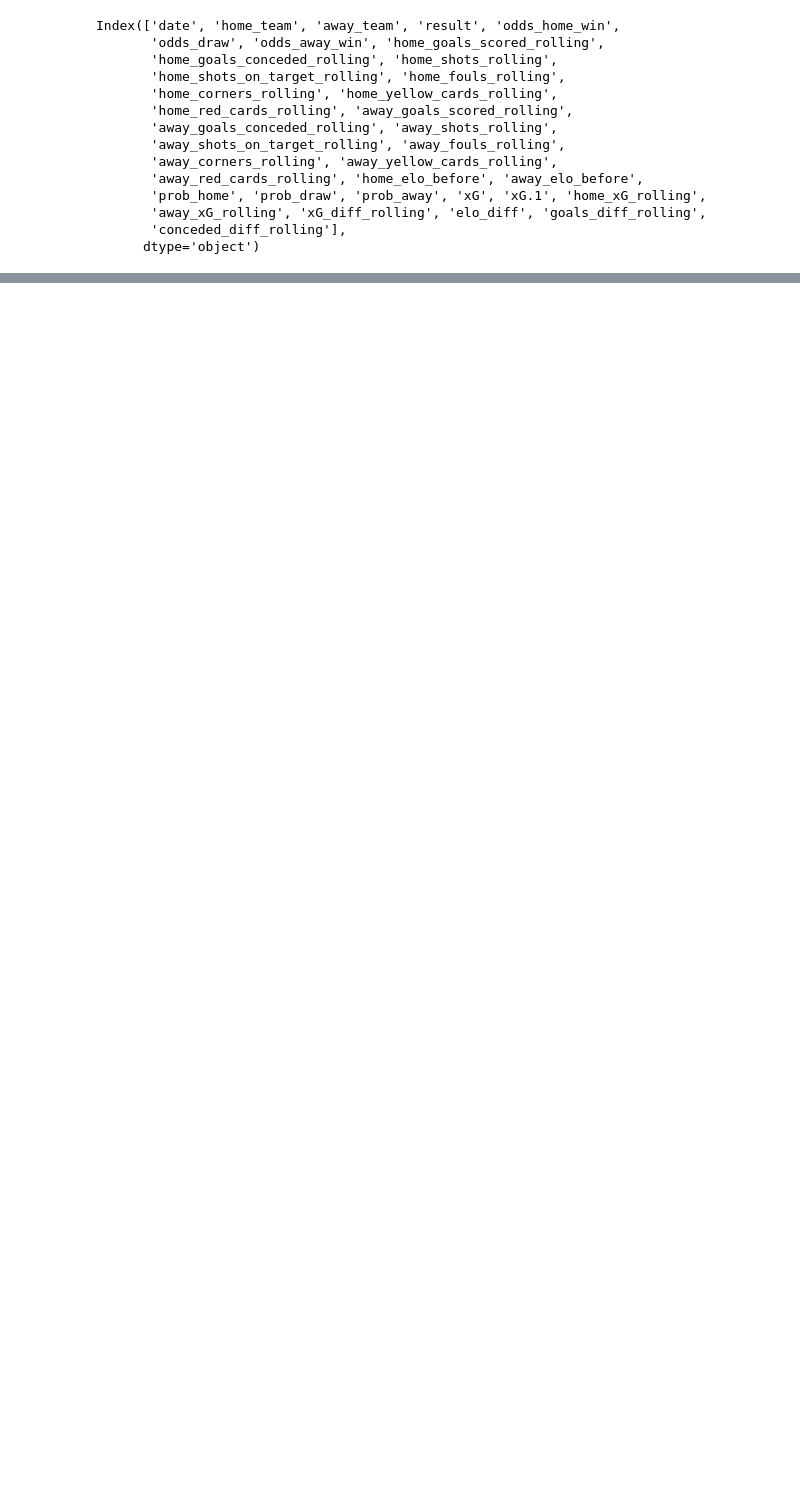
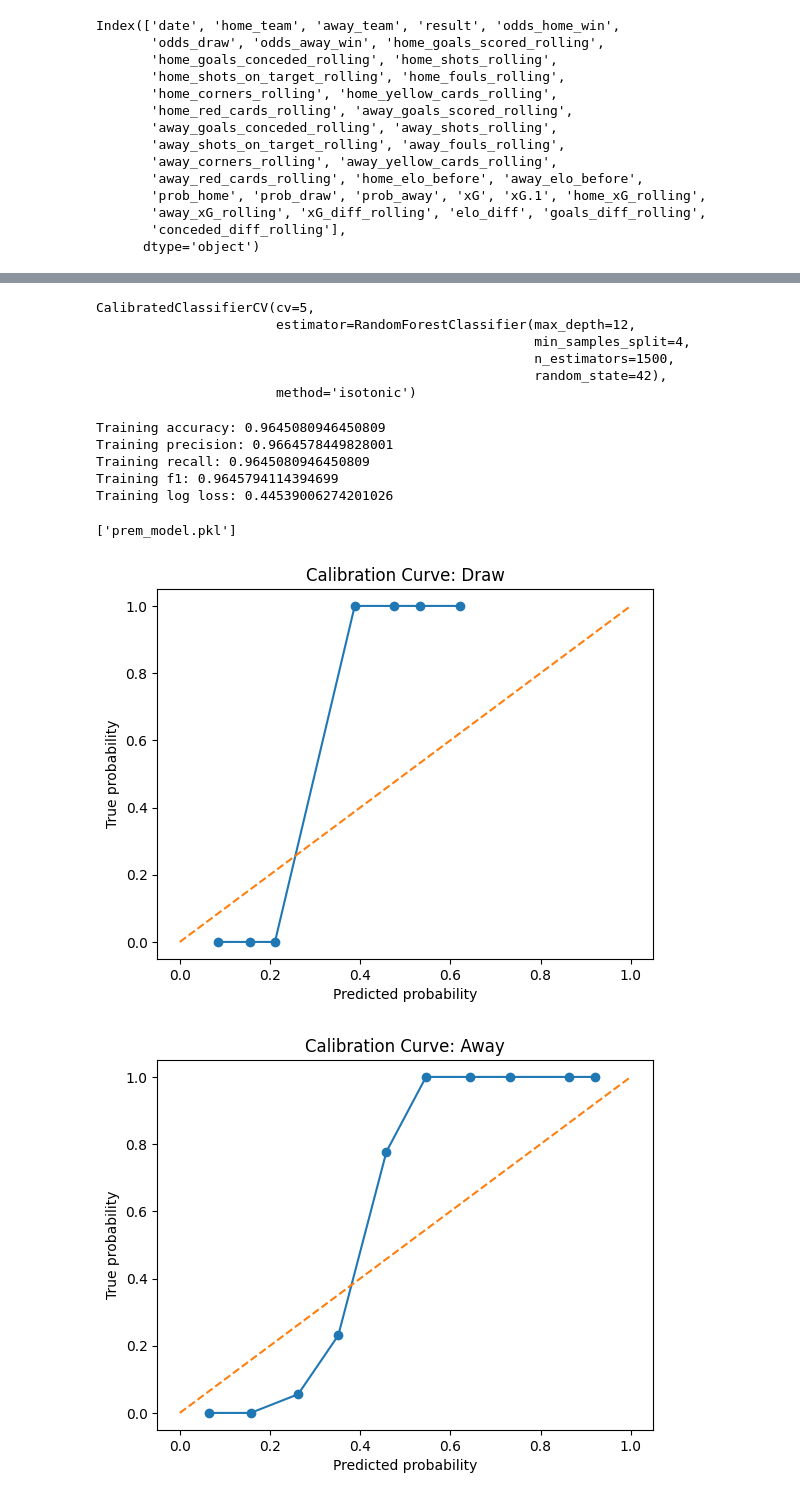
Before and after one commit to ejcalvillo/ai_sports_analytics, a Jupyter notebook: Notebooks/Advanced/classification.ipynb, the cells around one changed output, grey strips where cells are left out. Drawn from its saved outputs; the diff is of its cells as text; code cells hidden in the pictures; blank space fills up the shorter version.

```diff
--- a/Notebooks/Advanced/classification.ipynb
+++ b/Notebooks/Advanced/classification.ipynb
@@ -280,0 +376,37 @@ Baseline (Most Frequent Class = 2): 0.47
+# %%
+from sklearn.calibration import CalibratedClassifierCV
+
+final_rf = CalibratedClassifierCV(rf, method='isotonic', cv=5)
+final_rf.fit(X, y)
+# %% [output]
+CalibratedClassifierCV(cv=5,
+                       estimator=RandomForestClassifier(max_depth=12,
+                                                        min_samples_split=4,
+                                                        n_estimators=1500,
+                                                        random_state=42),
+                       method='isotonic')
+# %%
+# Predictions on training set
+train_preds = final_rf.predict(X)
+
+# Training accuracy
+train_acc = accuracy_score(y, train_preds)
+print("Training accuracy:", train_acc)
+
+train_probs = final_rf.predict_proba(X)
+
+print("Training precision:", precision_score(y, train_preds, average='weighted'))
+print("Training recall:", recall_score(y, train_preds, average='weighted'))
+print("Training f1:", f1_score(y, train_preds, average='weighted'))
+print("Training log loss:", log_loss(y, train_probs))
+# %% [output]
+Training accuracy: 0.9645080946450809
+Training precision: 0.9664578449828001
+Training recall: 0.9645080946450809
+Training f1: 0.9645794114394699
+Training log loss: 0.44539006274201026
+# %%
+import joblib
+joblib.dump(final_rf, "prem_model.pkl")
+# %% [output]
+['prem_model.pkl']
@@ -280,0 +425,22 @@ Baseline (Most Frequent Class = 2): 0.47
+# %%
+from sklearn.calibration import calibration_curve
+
+def plot_calibration(model, X_test, y_test, class_index, class_name):
+    probs = model.predict_proba(X_test)[:, class_index]
+    true_labels = (y_test == class_index).astype(int)
+
+    prob_true, prob_pred = calibration_curve(true_labels, probs, n_bins=10)
+
+    plt.plot(prob_pred, prob_true, marker='o')
+    plt.plot([0,1], [0,1], linestyle='--')
+    plt.title(f"Calibration Curve: {class_name}")
+    plt.xlabel("Predicted probability")
+    plt.ylabel("True probability")
+    plt.show()
+
+plot_calibration(calibrated_rf, X_test, y_test, 0, "Draw")
+plot_calibration(calibrated_rf, X_test, y_test, 1, "Away")
+plot_calibration(calibrated_rf, X_test, y_test, 2, "Home")
+# %% [output]
+[figure, added]
+[figure, added]
```
Also changed, not shown: parts of 17 cells of this notebook, 13 other files.
